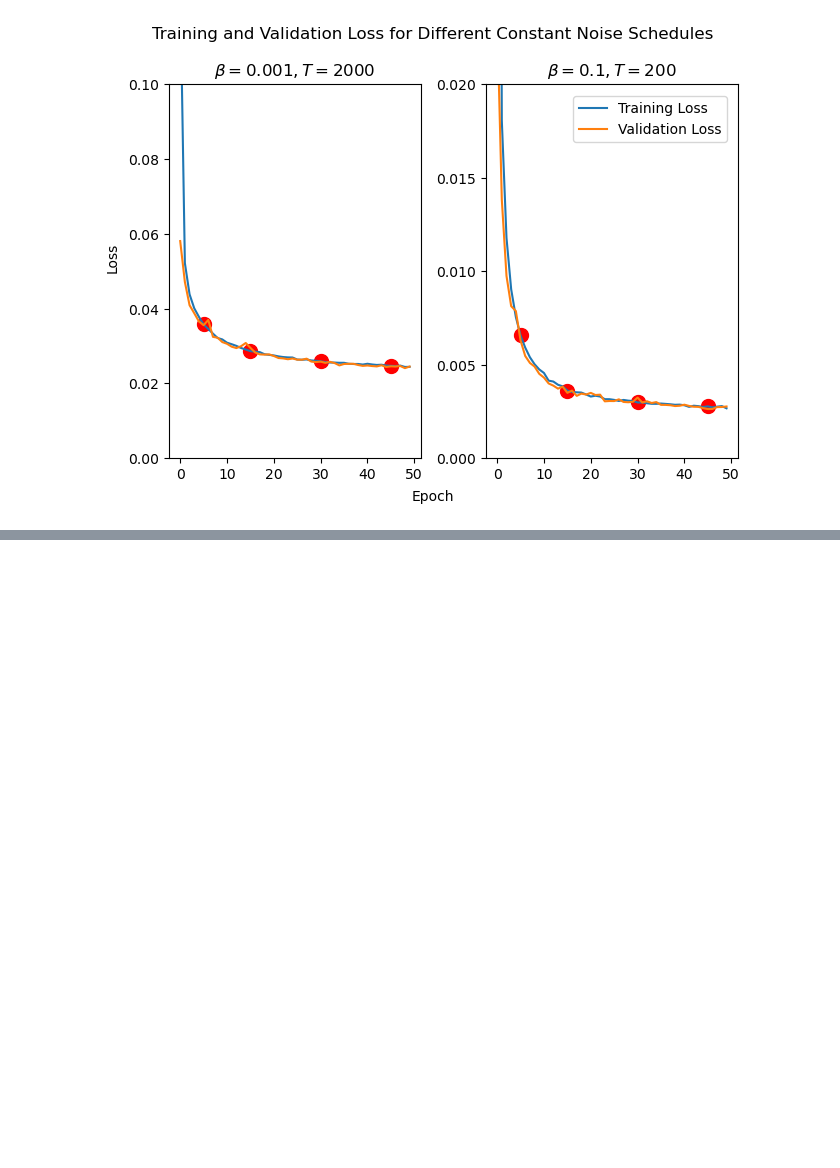
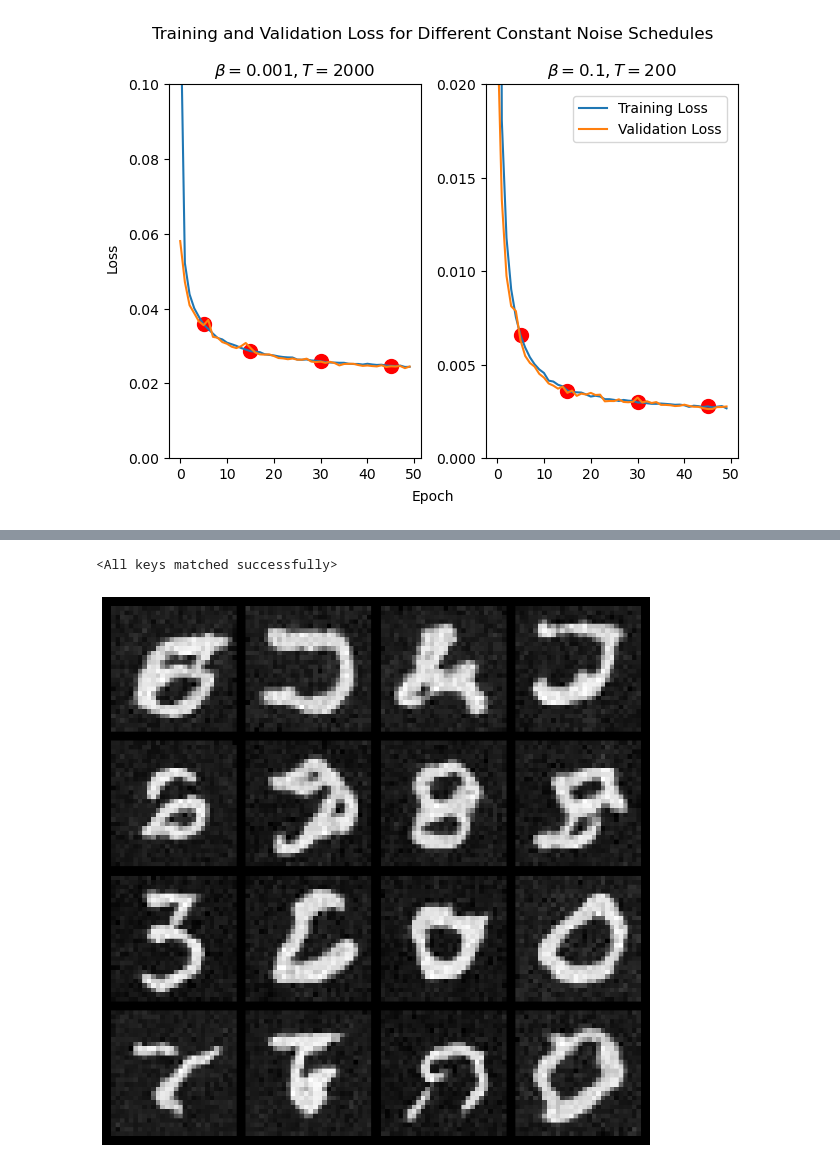
Before and after one commit to VishalJ99/diffusion_model_cw, a Jupyter notebook: src/figs.ipynb, the cells around one changed output, grey strips where cells are left out. Saved outputs shown, nothing was run; the diff lists cells and outputs as text; code cells hidden in the pictures; blank space fills up the shorter version.

```diff
--- a/src/figs.ipynb
+++ b/src/figs.ipynb
@@ -326,0 +333,24 @@ ic| epoch: 45
+# %%
+# Q1c
+
+best_good_model_weights = os.path.join(good_run_dir, "model_weights", "best_model.pth")
+
+best_bad_model_weights = os.path.join(bad_run_dir, "model_weights", "best_model.pth")
+
+good_model.load_state_dict(
+    torch.load(best_good_model_weights, map_location=accelerator.device)
+)
+bad_model.load_state_dict(
+    torch.load(best_bad_model_weights, map_location=accelerator.device)
+)
+# %% [output]
+<All keys matched successfully>
+# %%
+# Generate until good image is found.
+with torch.no_grad():
+    good_model.eval()
+    # keep sampling good model until we get a good sample.
+    z_t = good_model.uncond_sample(16, x.shape, accelerator.device)
+    plt = make_uncond_samples_plot(z_t, 4)
+# %% [output]
+[figure, added]
```
Also changed, not shown: parts of 7 cells of this notebook, 8 other files.
